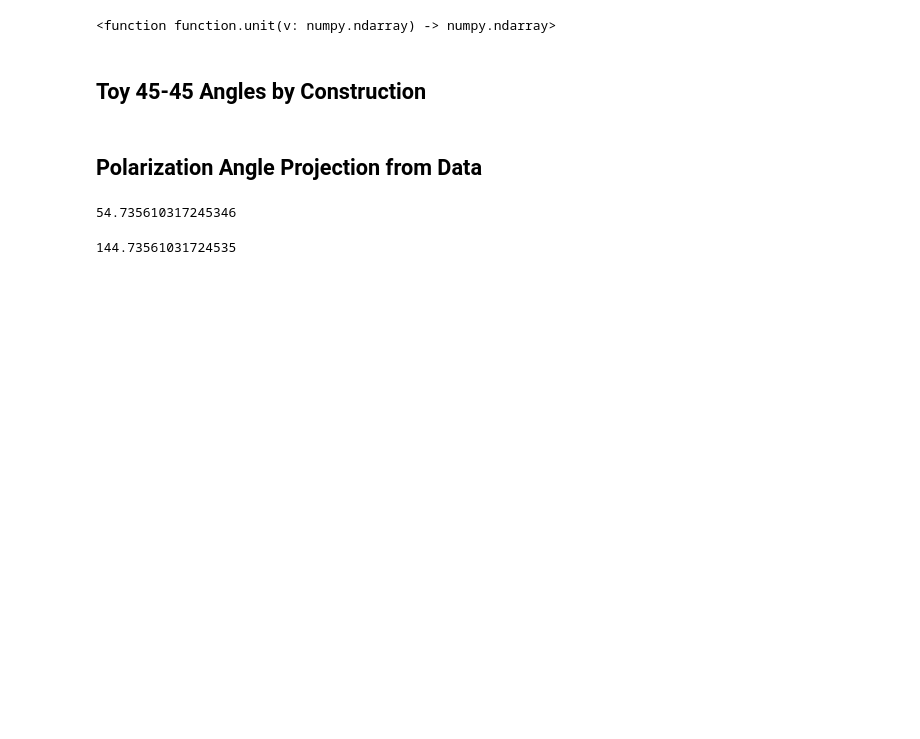
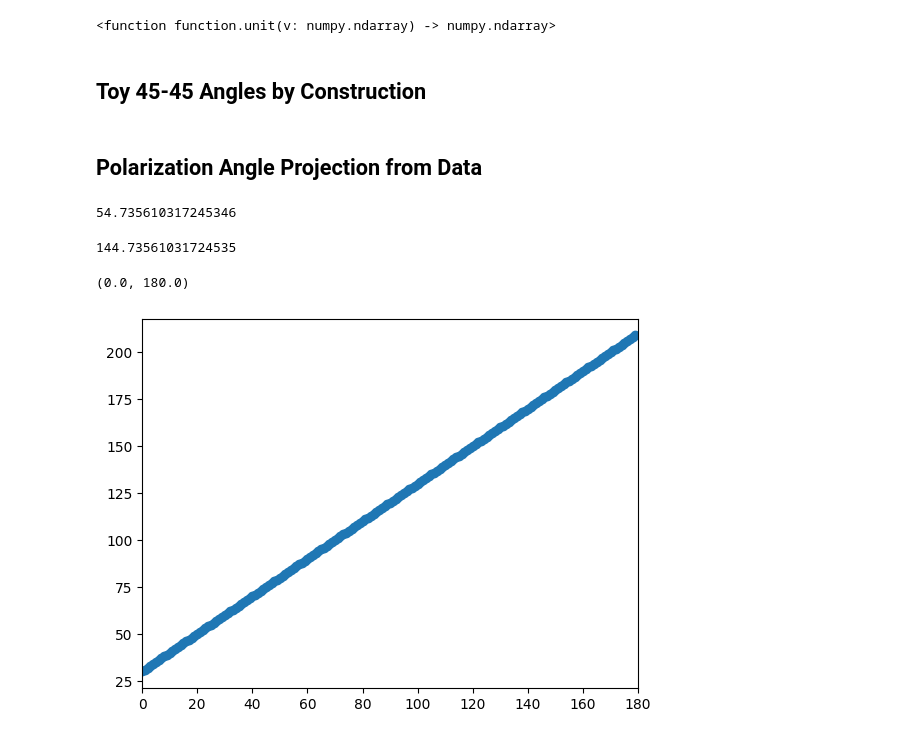
Before and after one commit to dlllonb/drone-project, a Jupyter notebook: analysis/anglepredict.ipynb, the cells around one changed output. Cells and saved outputs as stored; diff of their text form; code cells hidden in the pictures; blank space fills up the shorter version.

```diff
--- a/analysis/anglepredict.ipynb
+++ b/analysis/anglepredict.ipynb
@@ -267,3 +622,9 @@ a2 = (np.degrees(np.arctan2(-ycomp, -xcomp)) % 180.0)
 assert abs(a1 - a2) < 1e-9
 # %%
 assert abs((xcomp**2 + ycomp**2) - 1.0) < 1e-9
+# %%
+plt.scatter(np.arange(180), np.arange(180) + 30)
+plt.xlim([0, 180])
+# %% [output]
+(0.0, 180.0)
+[figure, added]
```
Also changed, not shown: parts of 5 cells of this notebook.
